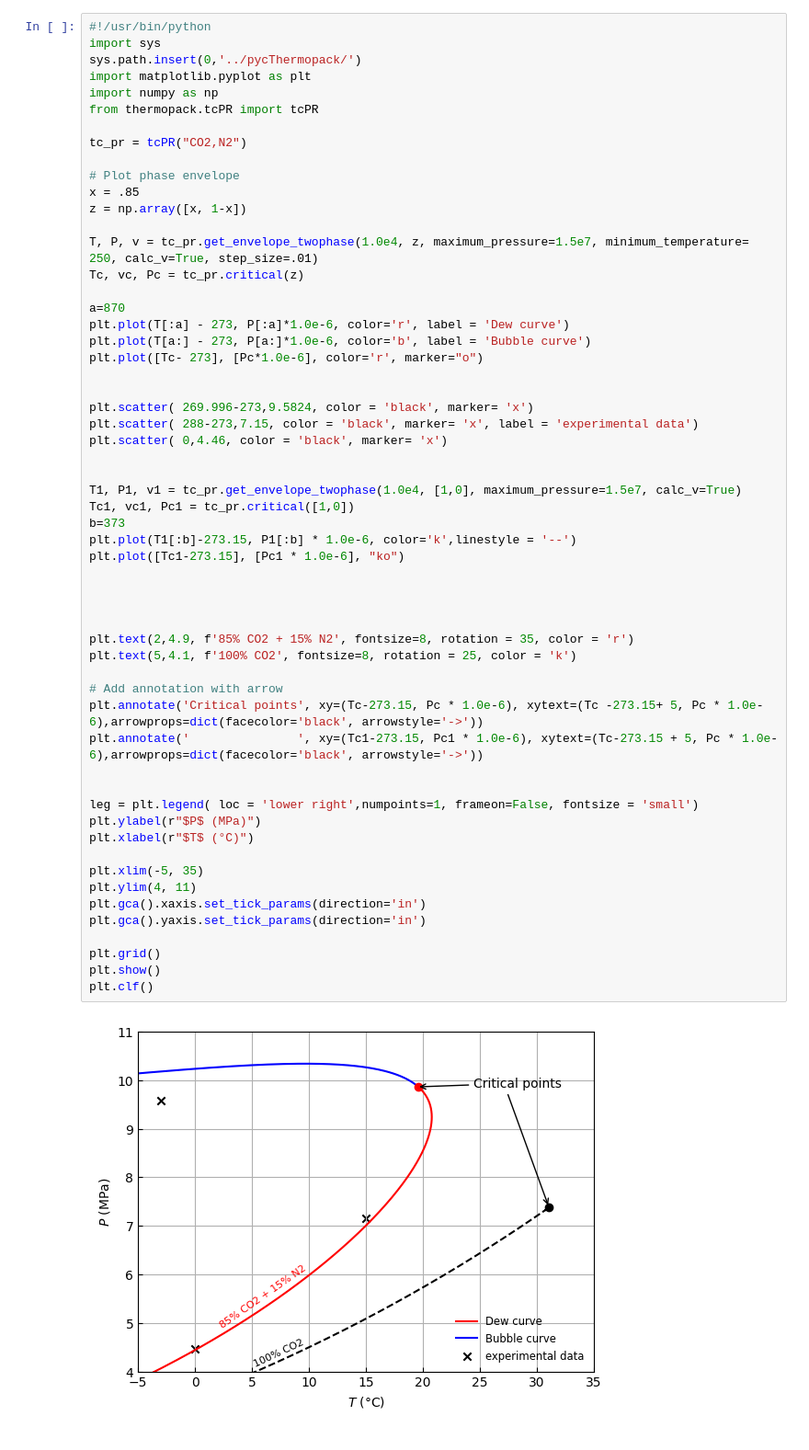
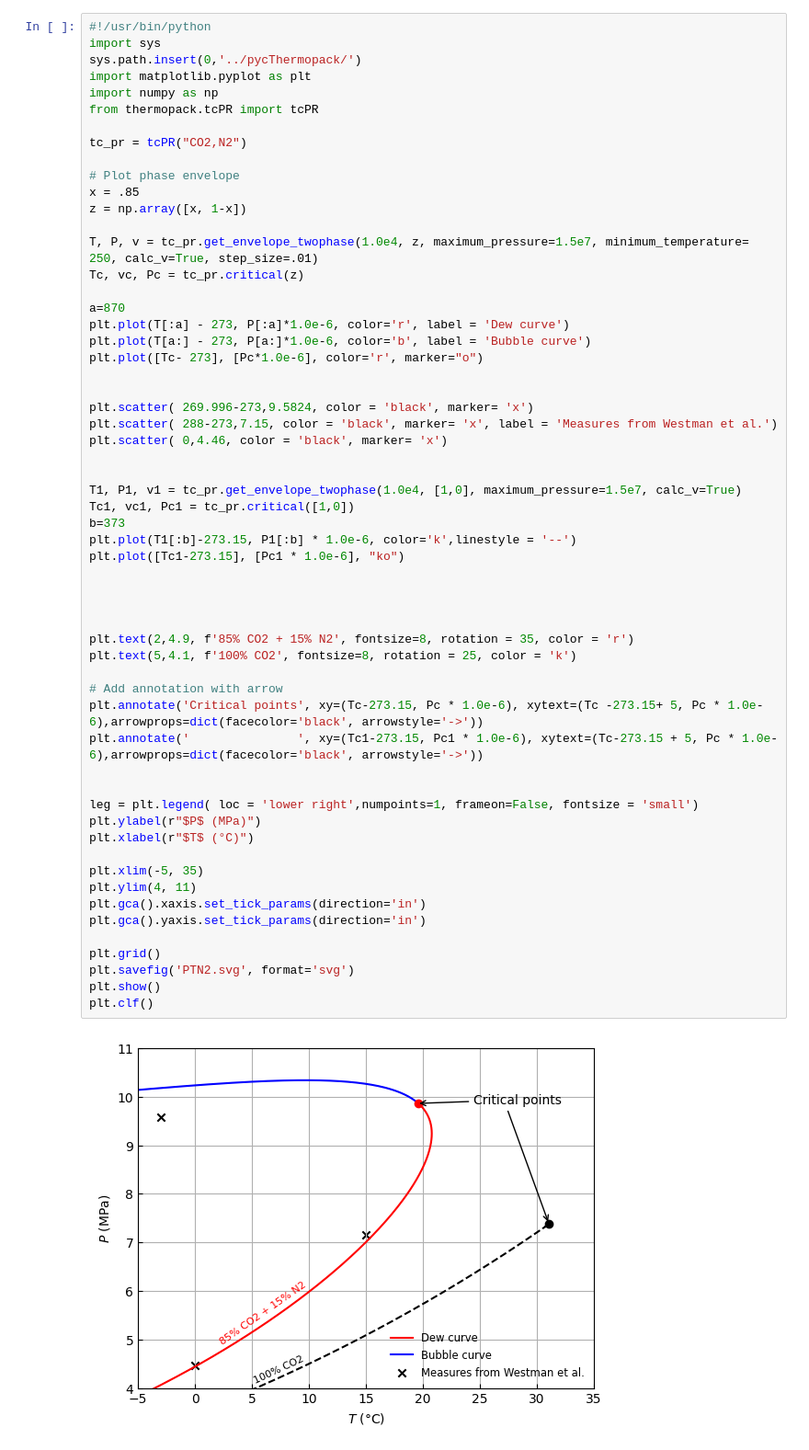
Before and after one commit to MohamedAmineBouguezzoul/Stage-3A, a Jupyter notebook: Aramco/Plots.ipynb, the cells around one changed output. Shown at 92% size. Cells and saved outputs as stored; diff of their text form.

```diff
--- a/Aramco/Plots.ipynb
+++ b/Aramco/Plots.ipynb
@@ -62,41 +106,42 @@ plt.plot([Tc- 273], [Pc*1.0e-6], color='r', marker="o")
 
 
 plt.scatter( 269.996-273,9.5824, color = 'black', marker= 'x')
-plt.scatter( 288-273,7.15, color = 'black', marker= 'x', label = 'experimental data')
+plt.scatter( 288-273,7.15, color = 'black', marker= 'x', label = 'Measures from Westman et al.')
 plt.scatter( 0,4.46, color = 'black', marker= 'x')
 
 
 T1, P1, v1 = tc_pr.get_envelope_twophase(1.0e4, [1,0], maximum_pressure=1.5e7, calc_v=True)
 Tc1, vc1, Pc1 = tc_pr.critical([1,0])
 b=373
 plt.plot(T1[:b]-273.15, P1[:b] * 1.0e-6, color='k',linestyle = '--')
 plt.plot([Tc1-273.15], [Pc1 * 1.0e-6], "ko")
 
 
 
 
 plt.text(2,4.9, f'85% CO2 + 15% N2', fontsize=8, rotation = 35, color = 'r')
 plt.text(5,4.1, f'100% CO2', fontsize=8, rotation = 25, color = 'k')
 
 # Add annotation with arrow
 plt.annotate('Critical points', xy=(Tc-273.15, Pc * 1.0e-6), xytext=(Tc -273.15+ 5, Pc * 1.0e-6),arrowprops=dict(facecolor='black', arrowstyle='->'))
 plt.annotate('               ', xy=(Tc1-273.15, Pc1 * 1.0e-6), xytext=(Tc-273.15 + 5, Pc * 1.0e-6),arrowprops=dict(facecolor='black', arrowstyle='->'))
 
 
 leg = plt.legend( loc = 'lower right',numpoints=1, frameon=False, fontsize = 'small')
 plt.ylabel(r"$P$ (MPa)")
 plt.xlabel(r"$T$ (°C)")
 
 plt.xlim(-5, 35)
 plt.ylim(4, 11)
 plt.gca().xaxis.set_tick_params(direction='in')
 plt.gca().yaxis.set_tick_params(direction='in')
 
 plt.grid()
+plt.savefig('PTN2.svg', format='svg')
 plt.show()
 plt.clf()
 # %% [output]
-[figure, old version]
+[figure, new version]
 <Figure size 640x480 with 0 Axes>
 # %%
 import sys
```
Also changed, not shown: parts of 3 cells of this notebook, 4 other files.
